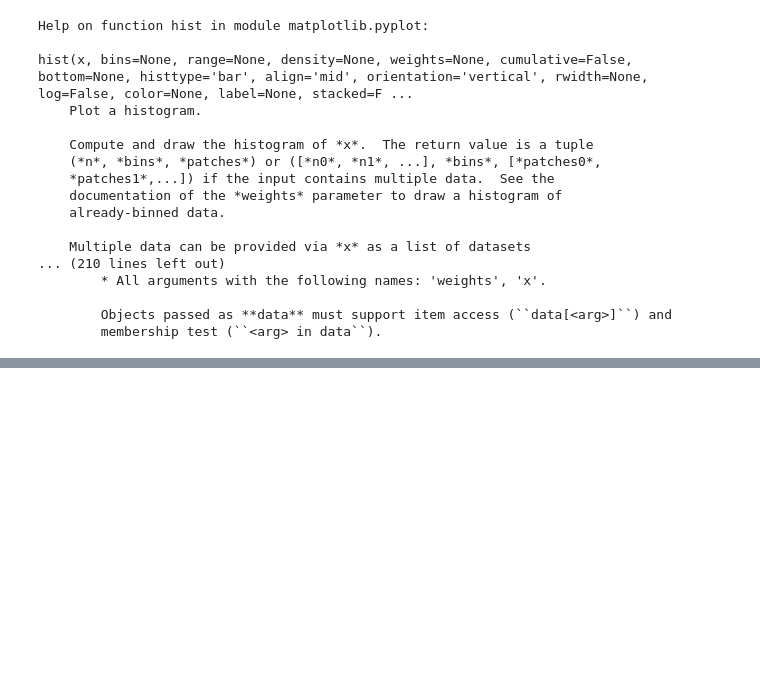
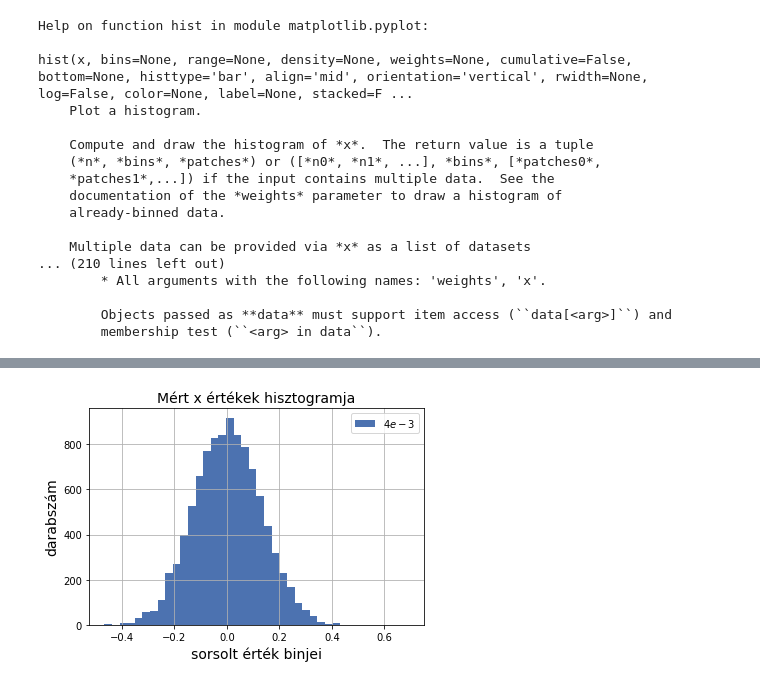
Before and after one commit to FulgurisR/StochProc, a Jupyter notebook: Overdamped.ipynb, the cells around one changed output, grey strips where cells are left out. Drawn from its saved outputs; the diff is of its cells as text; code cells hidden in the pictures; blank space fills up the shorter version.

```diff
--- a/Overdamped.ipynb
+++ b/Overdamped.ipynb
@@ -71,0 +98,11 @@ savefig('xHist01.png')
+# %%
+x4=myOsc(x0,4e-3,D,N)
+count4, bins4, ignored4= plt.hist(x4, numBins, label=r'$4e-3$')
+title('Mért x értékek hisztogramja',fontsize=14)
+xlabel('sorsolt érték binjei',fontsize=14)
+ylabel('darabszám',fontsize=14)
+legend()
+grid()
+savefig('xHist4.png')
+# %% [output]
+[figure, added]
```
Also changed, not shown: parts of 6 cells of this notebook.
